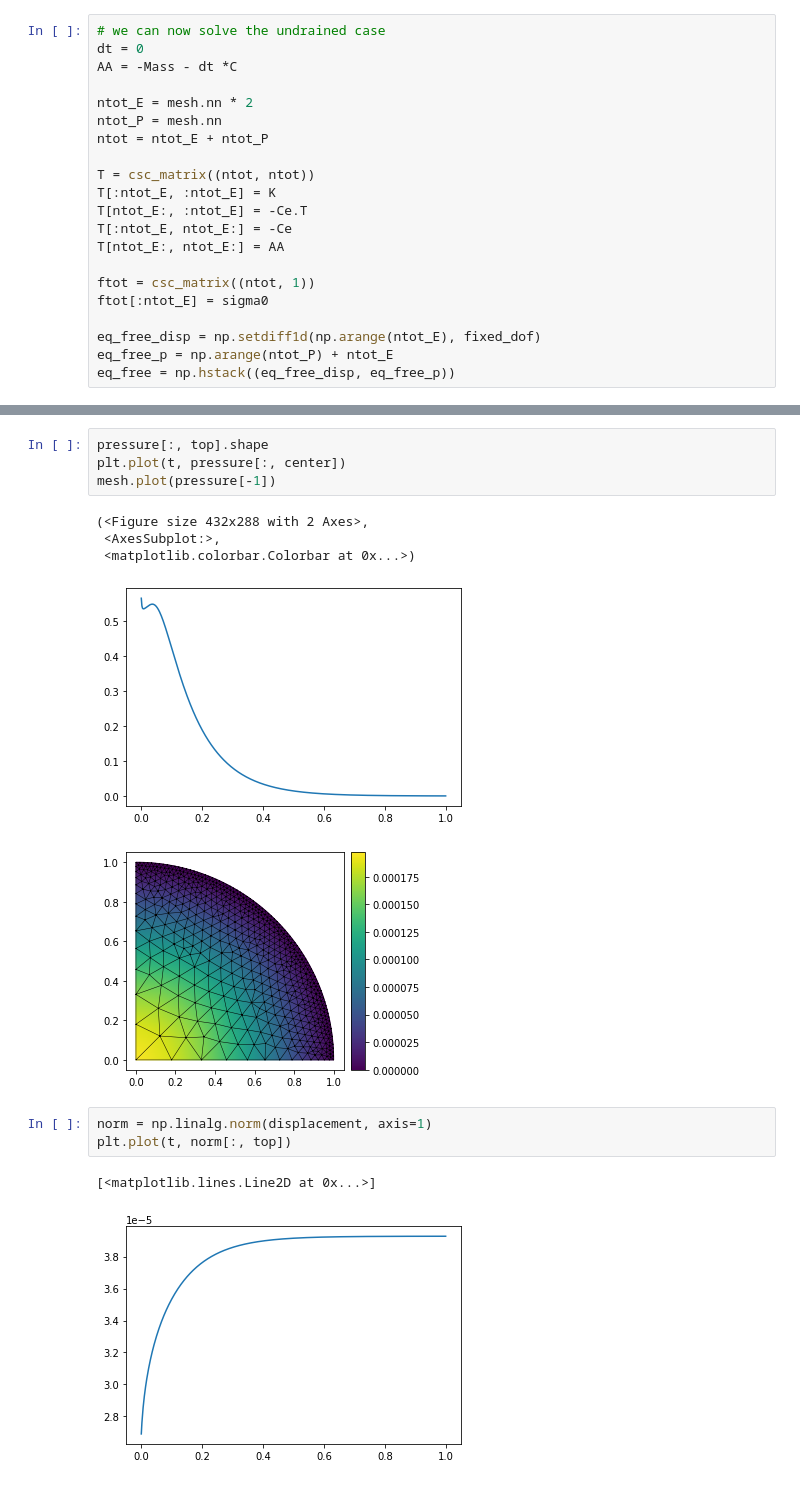
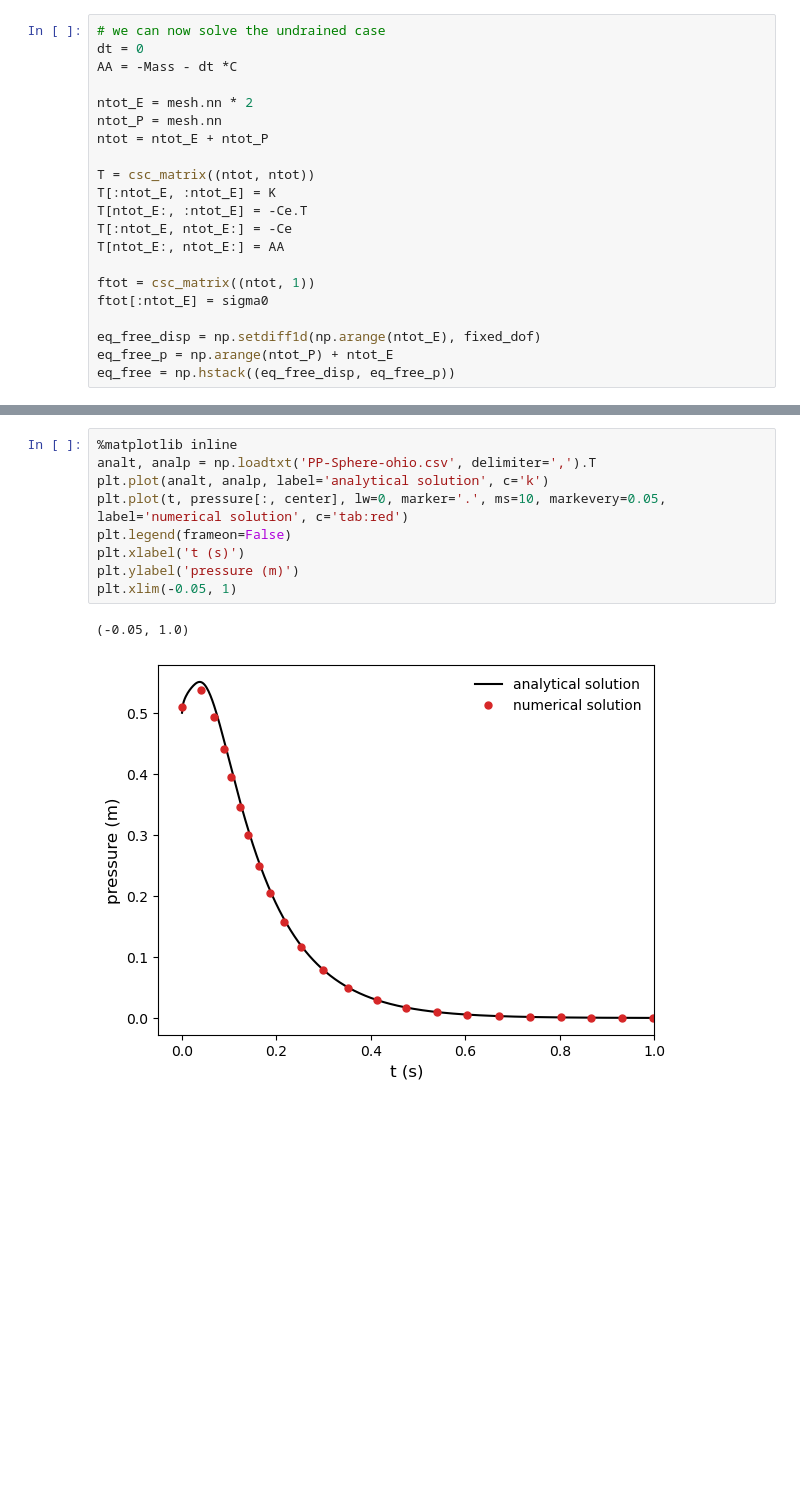
Before and after one commit to aleximorin/compgeom, a Jupyter notebook: Notebooks/Poroelastic sphere.ipynb, the cells around one changed output, grey strips where cells are left out. Cells and saved outputs as stored; diff of their text form; blank space fills up the shorter version.

```diff
--- a/Notebooks/Poroelastic sphere.ipynb
+++ b/Notebooks/Poroelastic sphere.ipynb
@@ -201,16 +268,12 @@ plt.scatter(*mesh.nodes[center].T)
-# %%
-pressure[:, top].shape
-plt.plot(t, pressure[:, center])
-mesh.plot(pressure[-1])
-# %% [output]
-(<Figure size 432x288 with 2 Axes>,
- <AxesSubplot:>,
- <matplotlib.colorbar.Colorbar at 0x...>)
-[figure, removed]
-[figure, removed]
-# %%
-norm = np.linalg.norm(displacement, axis=1)
-plt.plot(t, norm[:, top])
-# %% [output]
-[<matplotlib.lines.Line2D at 0x...>]
-[figure, removed]
+# %%
+%matplotlib inline
+analt, analp = np.loadtxt('PP-Sphere-ohio.csv', delimiter=',').T
+plt.plot(analt, analp, label='analytical solution', c='k')
+plt.plot(t, pressure[:, center], lw=0, marker='.', ms=10, markevery=0.05, label='numerical solution', c='tab:red')
+plt.legend(frameon=False)
+plt.xlabel('t (s)')
+plt.ylabel('pressure (m)')
+plt.xlim(-0.05, 1)
+# %% [output]
+(-0.05, 1.0)
+[figure, added]
```
Also changed, not shown: parts of 20 cells of this notebook, 13 other files.
